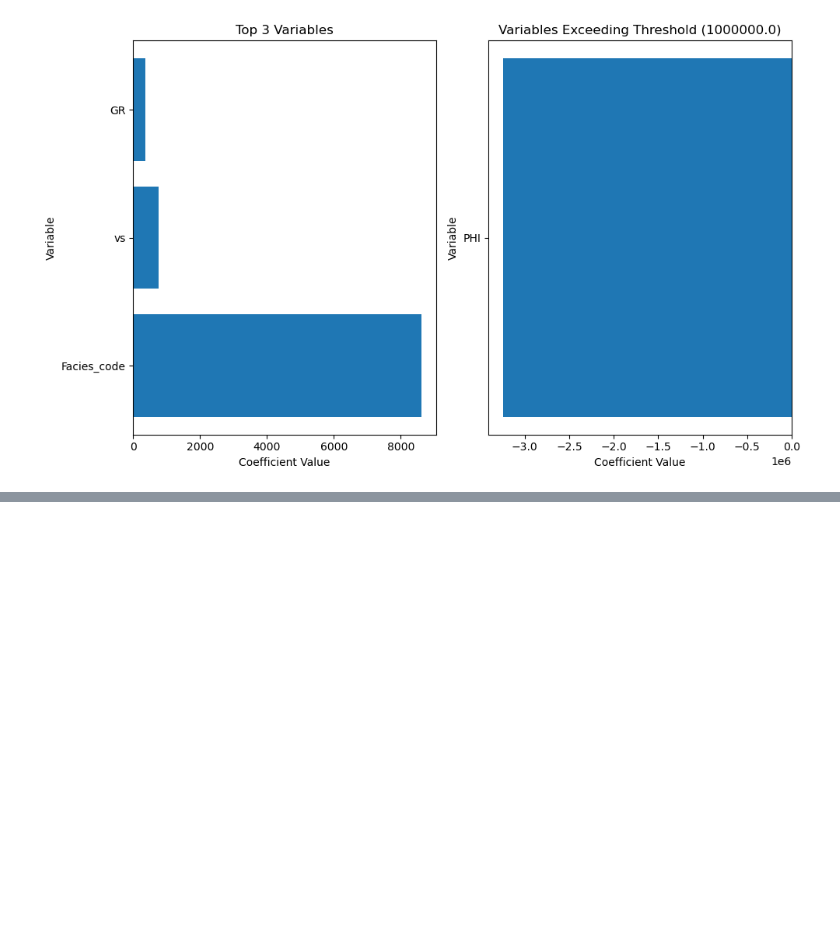
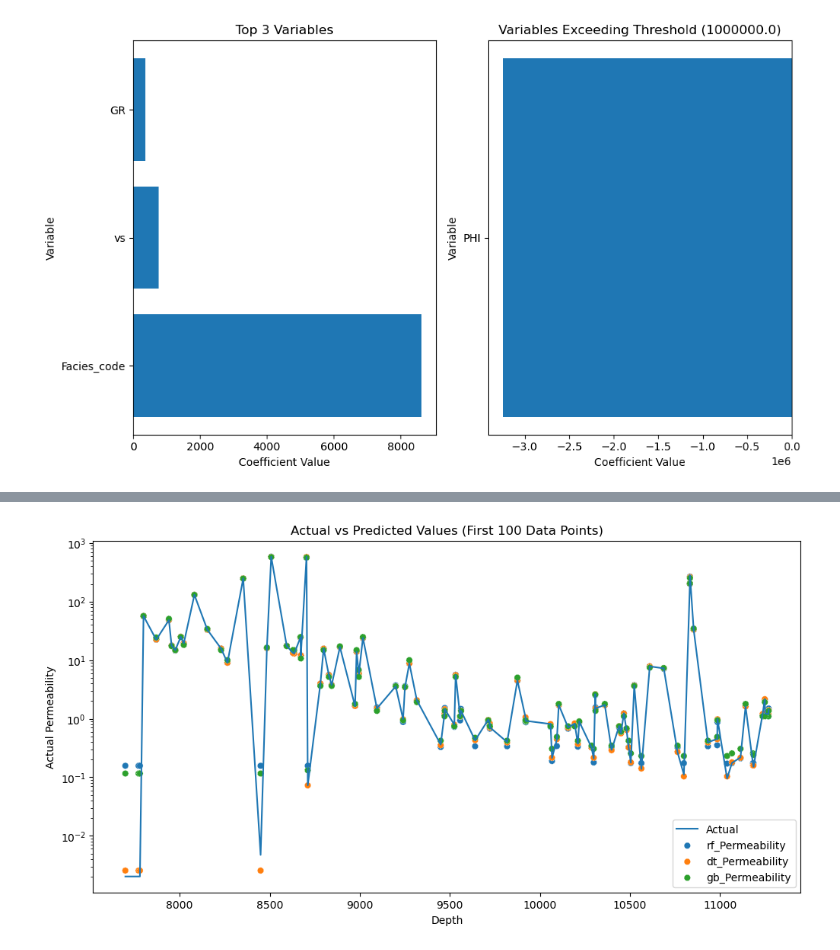
Before and after one commit to Egbetimmy/MSc-Project, a Jupyter notebook: Untitled.ipynb, the cells around one changed output, grey strips where cells are left out. Cells and saved outputs as stored; diff of their text form; code cells hidden in the pictures; blank space fills up the shorter version.

```diff
--- a/Untitled.ipynb
+++ b/Untitled.ipynb
@@ -460,0 +611,44 @@ plt.show()
+# %%
+model_col = ['rf_Permeability', 'dt_Permeability', 'gb_Permeability']
+# %%
+import matplotlib.pyplot as plt
+import seaborn as sns
+
+def plot_predictions2(df, model_columns, target, depth_column, num_points=100):
+    # Select the first 100 data points
+    df_subset = df.head(num_points)
+
+    # Set the figure size
+    plt.figure(figsize=(12, 6))
+
+    # Plot the actual values
+    sns.lineplot(data=df_subset, x=depth_column, y=target, label='Actual')
+
+    # Plot the predicted values for each model
+    for column in model_columns:
+        # Get the predicted values for the model
+        y_pred = df_subset[column]
+
+        # Plot the predicted values as a scatter plot with a dotted line style
+        sns.scatterplot(data=df_subset, x=depth_column, y=y_pred, label=column, linestyle='dotted')
+
+    # Set the plot title and axis labels
+    plt.title('Actual vs Predicted Values (First 100 Data Points)')
+    plt.xlabel('Depth')
+    plt.ylabel(target)
+
+    # Set y-axis to log scale
+    plt.yscale('log')
+
+    # Show the legend
+    plt.legend()
+
+    # Save the plot
+    plt.savefig('predictions_plot_train.png')
+
+    # Show the plot
+    plt.show()
+# %%
+plot_predictions2(data, model_col, 'Actual Permeability', 'Depth', num_points=100)
+# %% [output]
+[figure, added]
```
Also changed, not shown: parts of 16 cells of this notebook.
